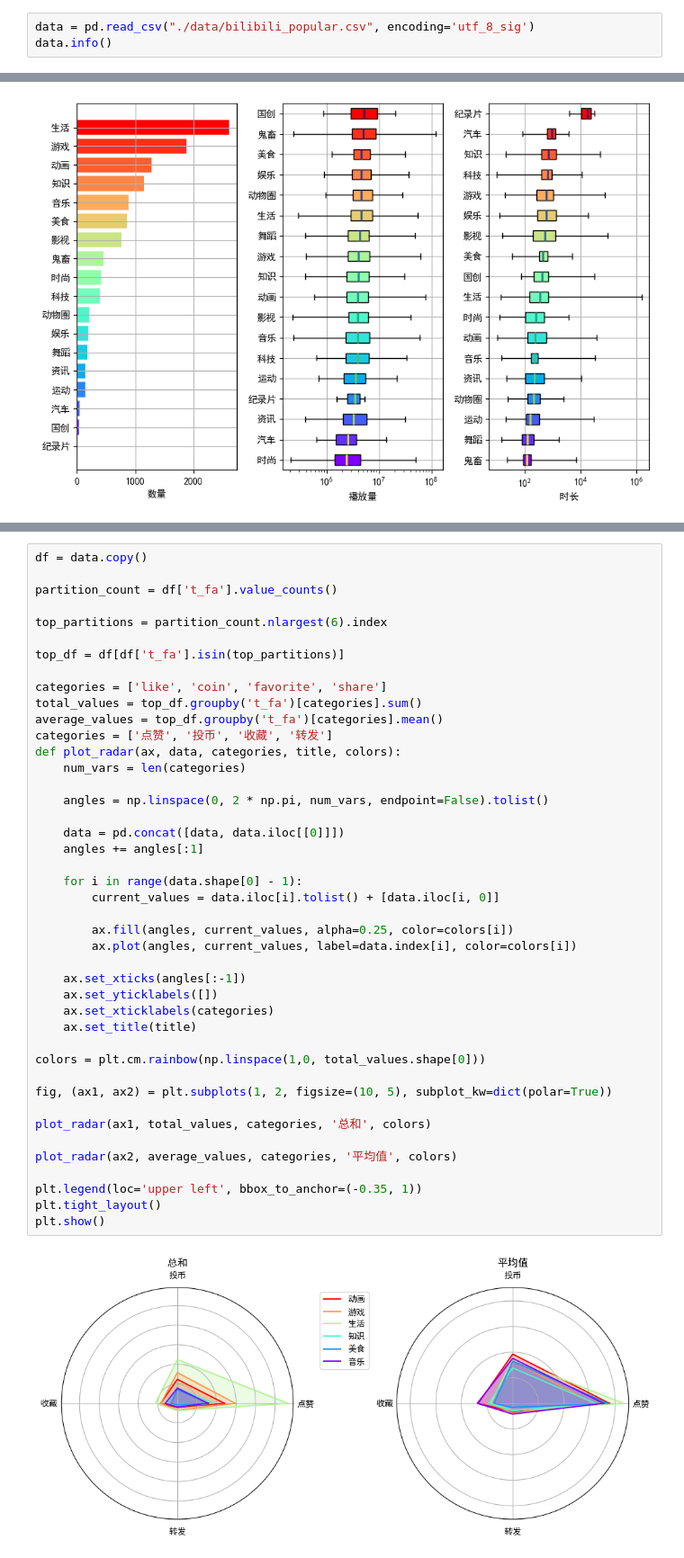
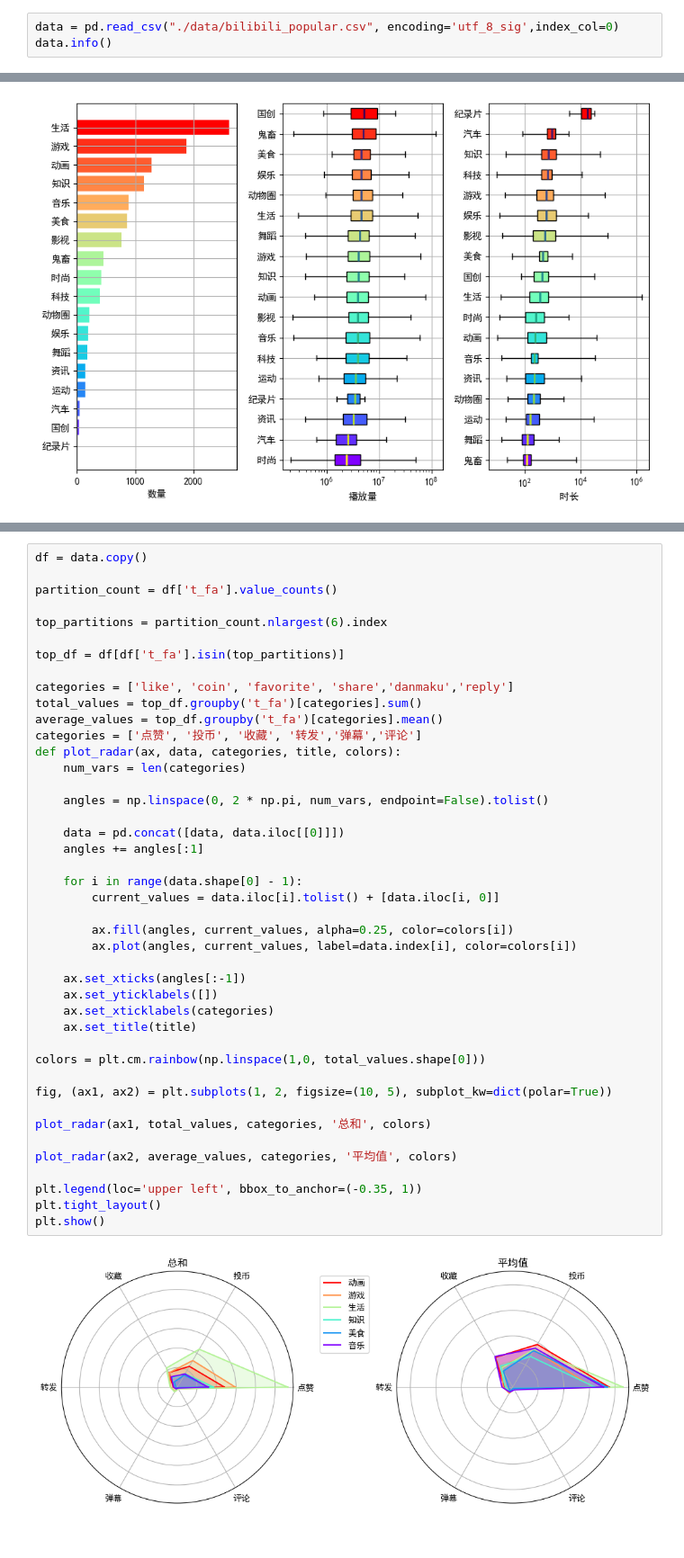
Before and after one commit to YifeiShi0076/bilibili_popular, a Jupyter notebook: code.ipynb, the cells around one changed output, grey strips where cells are left out. Shown at 90% size. Drawn from its saved outputs; the diff is of its cells as text; blank space fills up the shorter version.

```diff
--- a/code.ipynb
+++ b/code.ipynb
@@ -449,7 +449,7 @@ print("数据处理完成，已保存到 ./data/bilibili_popular.csv")
 # %% [markdown]
 ## 数据分析
 # %%
-data = pd.read_csv("./data/bilibili_popular.csv", encoding='utf_8_sig')
+data = pd.read_csv("./data/bilibili_popular.csv", encoding='utf_8_sig',index_col=0)
 data.info()
 # %% [output]
 <class 'pandas.core.frame.DataFrame'>
@@ -667,39 +617,39 @@ top_partitions = partition_count.nlargest(6).index
 
 top_df = df[df['t_fa'].isin(top_partitions)]
 
-categories = ['like', 'coin', 'favorite', 'share']
+categories = ['like', 'coin', 'favorite', 'share','danmaku','reply']
 total_values = top_df.groupby('t_fa')[categories].sum()
 average_values = top_df.groupby('t_fa')[categories].mean()
-categories = ['点赞', '投币', '收藏', '转发']
+categories = ['点赞', '投币', '收藏', '转发','弹幕','评论']
 def plot_radar(ax, data, categories, title, colors):
     num_vars = len(categories)
 
     angles = np.linspace(0, 2 * np.pi, num_vars, endpoint=False).tolist()
 
     data = pd.concat([data, data.iloc[[0]]])
     angles += angles[:1]
 
     for i in range(data.shape[0] - 1):
         current_values = data.iloc[i].tolist() + [data.iloc[i, 0]]
 
         ax.fill(angles, current_values, alpha=0.25, color=colors[i])
         ax.plot(angles, current_values, label=data.index[i], color=colors[i])
 
     ax.set_xticks(angles[:-1])
     ax.set_yticklabels([])
     ax.set_xticklabels(categories)
     ax.set_title(title)
 
 colors = plt.cm.rainbow(np.linspace(1,0, total_values.shape[0]))
 
 fig, (ax1, ax2) = plt.subplots(1, 2, figsize=(10, 5), subplot_kw=dict(polar=True))
 
 plot_radar(ax1, total_values, categories, '总和', colors)
 
 plot_radar(ax2, average_values, categories, '平均值', colors)
 
 plt.legend(loc='upper left', bbox_to_anchor=(-0.35, 1))
 plt.tight_layout()
 plt.show()
 # %% [output]
-[figure, old version]
+[figure, new version]
```
Also changed, not shown: parts of 26 cells of this notebook.
